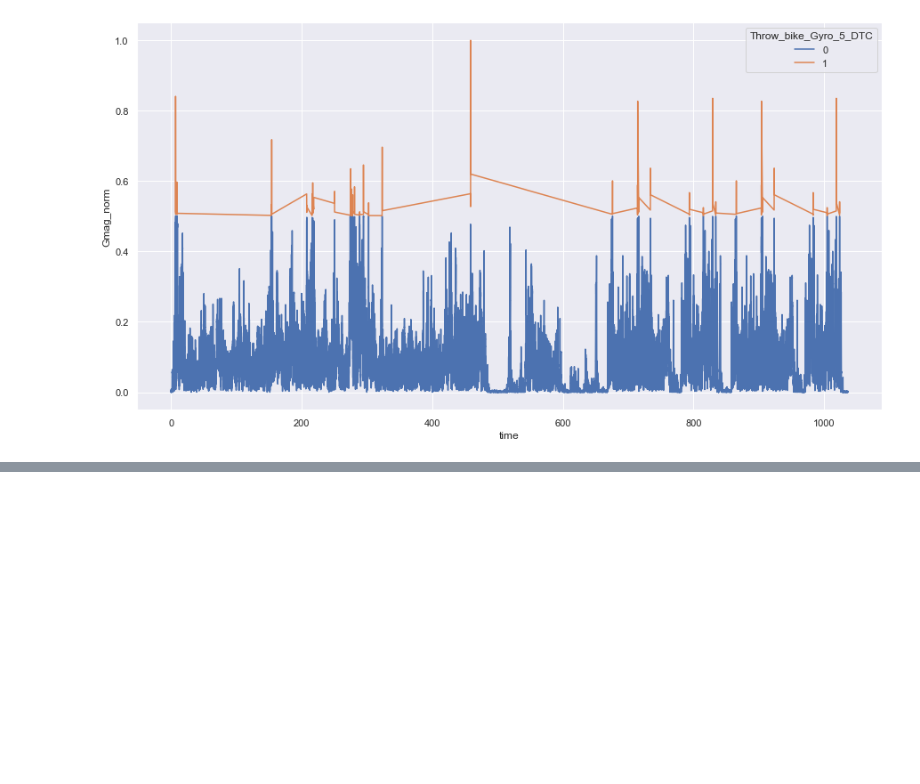
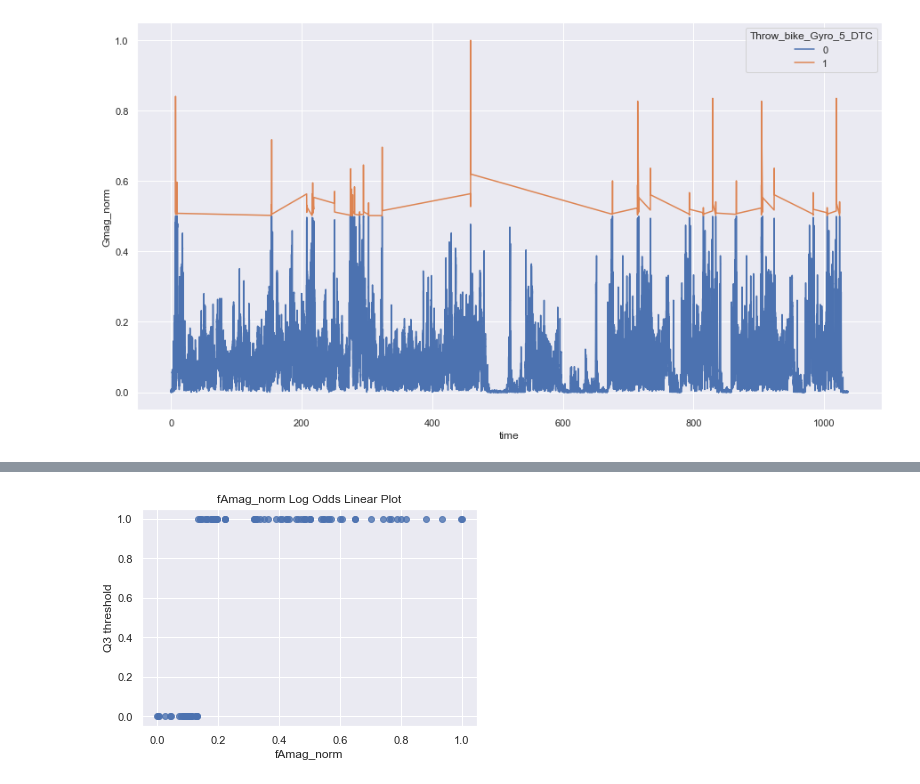
Before and after one commit to ttuncay/Zoomo-Project_LEVeraging-Data-Team, a Jupyter notebook: Data Analysis Step 3 Incident Prediction On Unlabelled Data/Data Analysis Step 3 Incident Prediction On Unlabelled Data_v2.ipynb, the cells around one changed output, grey strips where cells are left out. Cells and saved outputs as stored; diff of their text form; code cells hidden in the pictures; blank space fills up the shorter version.

```diff
--- a/Data Analysis Step 3 Incident Prediction On Unlabelled Data/Data Analysis Step 3 Incident Prediction On Unlabelled Data_v2.ipynb
+++ b/Data Analysis Step 3 Incident Prediction On Unlabelled Data/Data Analysis Step 3 Incident Prediction On Unlabelled Data_v2.ipynb
@@ -1093,0 +1194,10 @@ sns.lineplot(data=IOT_gyro, x='time', y='Gmag_norm', hue='Throw_bike_Gyro_5_DTC'
+# %%
+# The Box-Tidwell test can be used to explore whether the independent variables () are linearly related to the log odds (Assumption 5).
+#However, the Box-Tidwell test is only applicable to continuous variables.
+
+fAmag_norm = sns.regplot(x = 'fAmag_norm',
+                  y= 'Q3 threshold',
+                  data=accel_8_curb_up_copy,
+                  logistic= True).set_title("fAmag_norm Log Odds Linear Plot")
+# %% [output]
+[figure, added]
```
Also changed, not shown: parts of 25 cells of this notebook, 1 other file.
